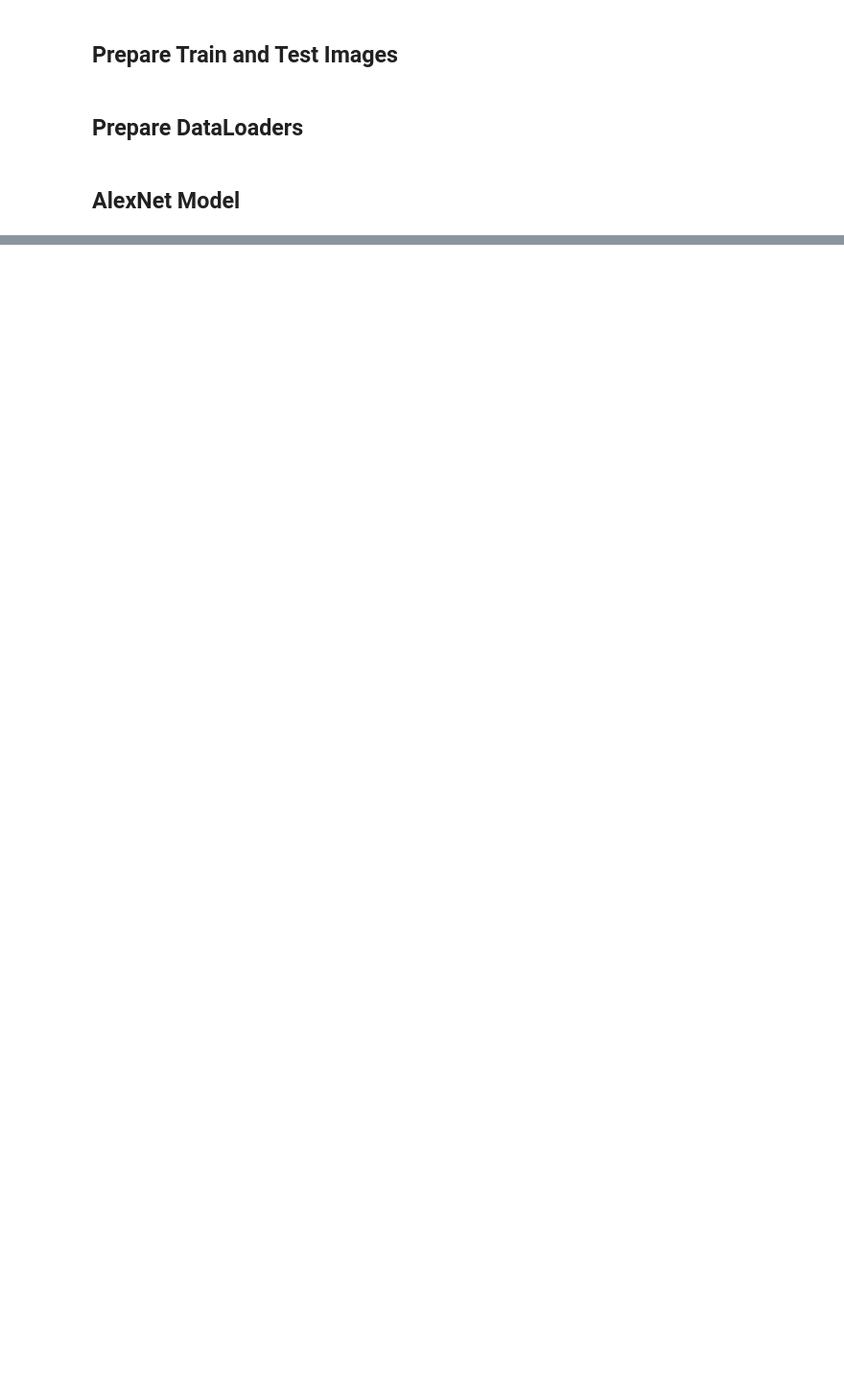
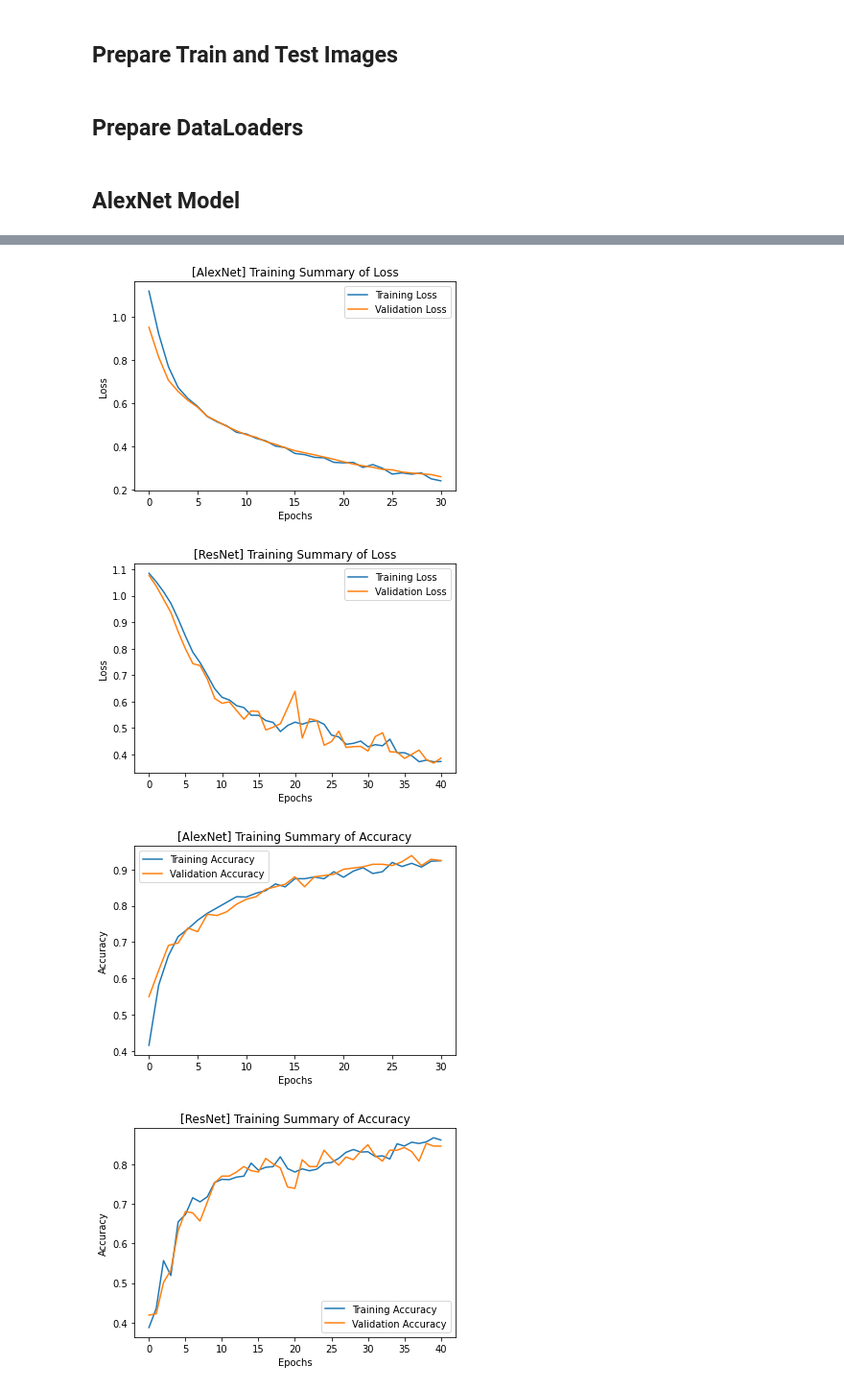
Before and after one commit to CMU-SkAI/SkAI, a Jupyter notebook: skai_alexnet_and_resnet.ipynb, the cells around one changed output, grey strips where cells are left out. Shown at 96% size. Drawn from its saved outputs; the diff is of its cells as text; code cells hidden in the pictures; blank space fills up the shorter version.

```diff
--- a/skai_alexnet_and_resnet.ipynb
+++ b/skai_alexnet_and_resnet.ipynb
@@ -9,7 +14,7 @@ prepare_images()
 ## Prepare DataLoaders
 # %%
 from prepare_data_loaders import prepare_data_loaders
-dataloaders = prepare_data_loaders()
+dataloaders, class_to_idx = prepare_data_loaders()
 # %% [markdown]
 ## AlexNet Model
 # %%
@@ -81,21 +75,9 @@ from torch import nn
 from torch import optim
 from config import RESNET_EPOCHS
 
-model = initialize_model('resnet', True, True)
 device = torch.device('cuda:0' if torch.cuda.is_available() else 'cpu')
-# model = model.cuda() if device else model
+model = initialize_model('resnet', device, True, True)
 
-# Setup the loss fxn
-criterion = nn.CrossEntropyLoss()
-
-# Send the model to GPU
-model = model.to(device)
-
-# Gather the parameters to be optimized/updated in this run. If we are
-#  finetuning we will be updating all parameters. However, if we are
-#  doing feature extract method, we will only update the parameters
-#  that we have just initialized, i.e. the parameters with requires_grad
-#  is True.
 params_to_update = model.parameters()
 print("Params to learn:")
 feature_extract = True
@@ -110,10 +92,11 @@ else:
         if param.requires_grad == True:
             print("\t",name)
 
-# Observe that all parameters are being optimized
-optimizer = optim.SGD(params_to_update, lr=0.001, momentum=0.9)
-
-
-trained_model, train_loss_history, val_loss_history, train_acc_history, val_acc_history = train_model(model, dataloaders, criterion, optimizer, RESNET_EPOCHS, False)
+# Setup the loss fxn
+criterion = nn.CrossEntropyLoss()
+# Set optimizer
+optimizer = optim.SGD(model.parameters(), lr=0.01, momentum=0.9)
+model.to(device)
+trained_model_rn, train_loss_history_rn, val_loss_history_rn, train_acc_history_rn, val_acc_history_rn = train_model(model, device, dataloaders, criterion, optimizer, RESNET_EPOCHS)
 # %% [output]
 Params to learn:
@@ -247,0 +121,13 @@ normalized confusion matrix
+# %%
+from model_perf_analysis import model_perf_analysis
+
+model_perf_analysis(train_loss_history_an, val_loss_history_an, 'Loss', '[AlexNet]')
+model_perf_analysis(train_loss_history_rn, val_loss_history_rn, 'Loss', '[ResNet]')
+
+model_perf_analysis([float(x) for x in train_acc_history_an], [float(x) for x in val_acc_history_an], 'Accuracy', '[AlexNet]')
+model_perf_analysis([float(x) for x in train_acc_history_rn], [float(x) for x in val_acc_history_rn], 'Accuracy', '[ResNet]')
+# %% [output]
+[figure, added]
+[figure, added]
+[figure, added]
+[figure, added]
```
Also changed, not shown: parts of 17 cells of this notebook, 9 other files.
